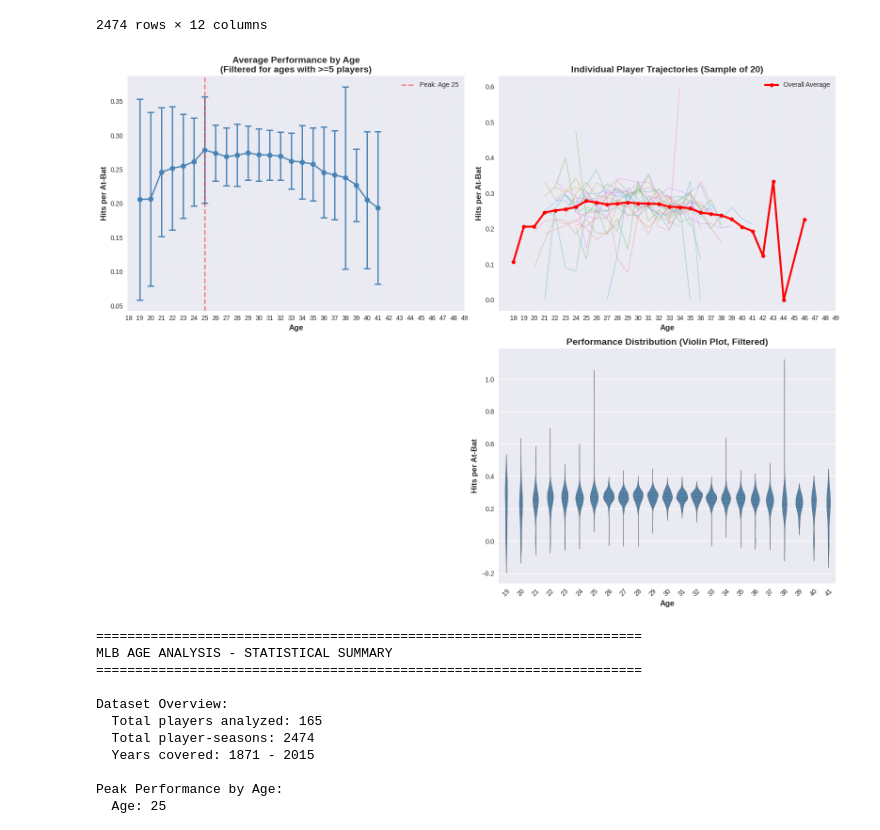
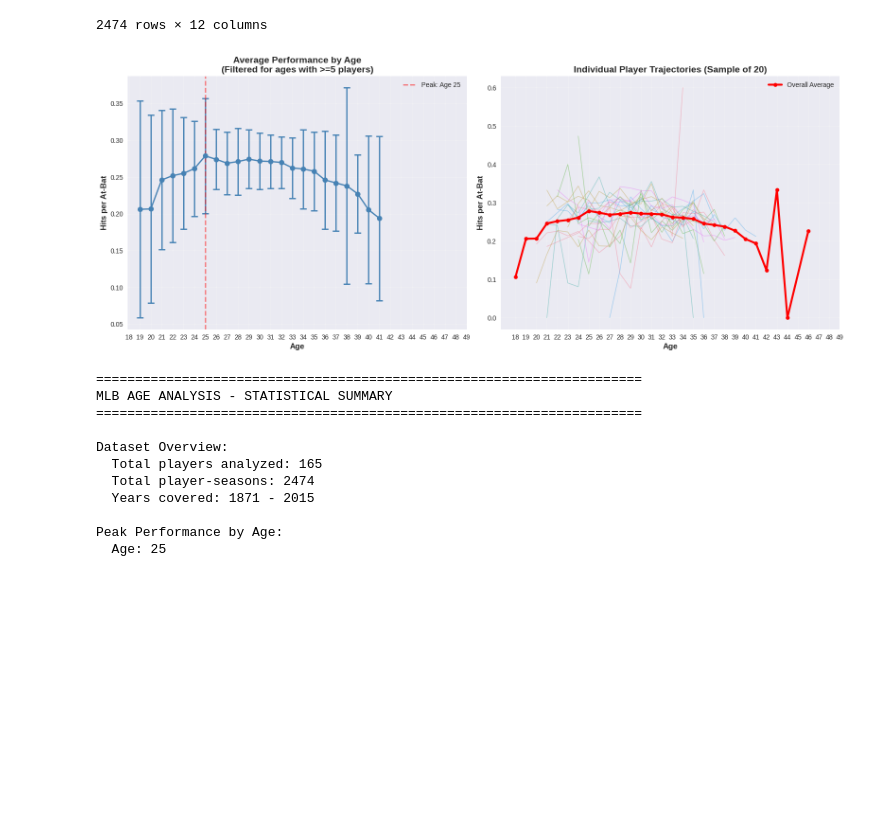
Before and after one commit to Zaji-L/Comparing_Sports_Primes, a Jupyter notebook: sports_primes_analysis_working.ipynb, the cells around one changed output. Saved outputs shown, nothing was run; the diff lists cells and outputs as text; code cells hidden in the pictures; blank space fills up the shorter version.

```diff
--- a/sports_primes_analysis_working.ipynb
+++ b/sports_primes_analysis_working.ipynb
@@ -239,36 +239,36 @@ ax1.legend(fontsize=10)
 ax2 = plt.subplot(2, 2, 2)
 sample_players = batting_regular_age['playerID'].unique()[:20]
 for player in sample_players:
     player_data = batting_regular_age[batting_regular_age['playerID'] == player]
     ax2.plot(player_data['age'], player_data['hits_per_ab'],
              alpha=0.4, linewidth=1)
 
 # Add average line on top (using filtered data for consistency if desired, or original for all data)
 avg_line_all = batting_regular_age.groupby('age')['hits_per_ab'].mean()
 ax2.plot(avg_line_all.index, avg_line_all.values, color='red', linewidth=3,
          label='Overall Average', marker='o', markersize=6)
 ax2.set_xlabel('Age', fontsize=12, fontweight='bold')
 ax2.set_ylabel('Hits per At-Bat', fontsize=12, fontweight='bold')
 ax2.set_title('Individual Player Trajectories (Sample of 20)',
               fontsize=14, fontweight='bold')
 ax2.grid(True, alpha=0.3)
 ax2.legend(fontsize=10)
 ax2.set_xticks(range(18, 50))
 
-
+'''
 # Plot 4: Violin plot for better distribution visualization - use filtered data
 ax4 = plt.subplot(2, 2, 4)
 sns.violinplot(data=batting_regular_age_boxplot, x='age', y='hits_per_ab', ax=ax4,
                inner='quartile', color='steelblue')
 ax4.set_xlabel('Age', fontsize=12, fontweight='bold')
 ax4.set_ylabel('Hits per At-Bat', fontsize=12, fontweight='bold')
 ax4.set_title('Performance Distribution (Violin Plot, Filtered)', fontsize=14, fontweight='bold')
 ax4.tick_params(axis='x', rotation=45)
-
+'''
 plt.tight_layout()
 plt.show()
 # %% [output]
-[figure, old version]
+[figure, new version]
 # %%
 # Statistical Analysis and Summary (by Age)
 print("="*70)
```
Also changed, not shown: parts of 6 cells of this notebook.
